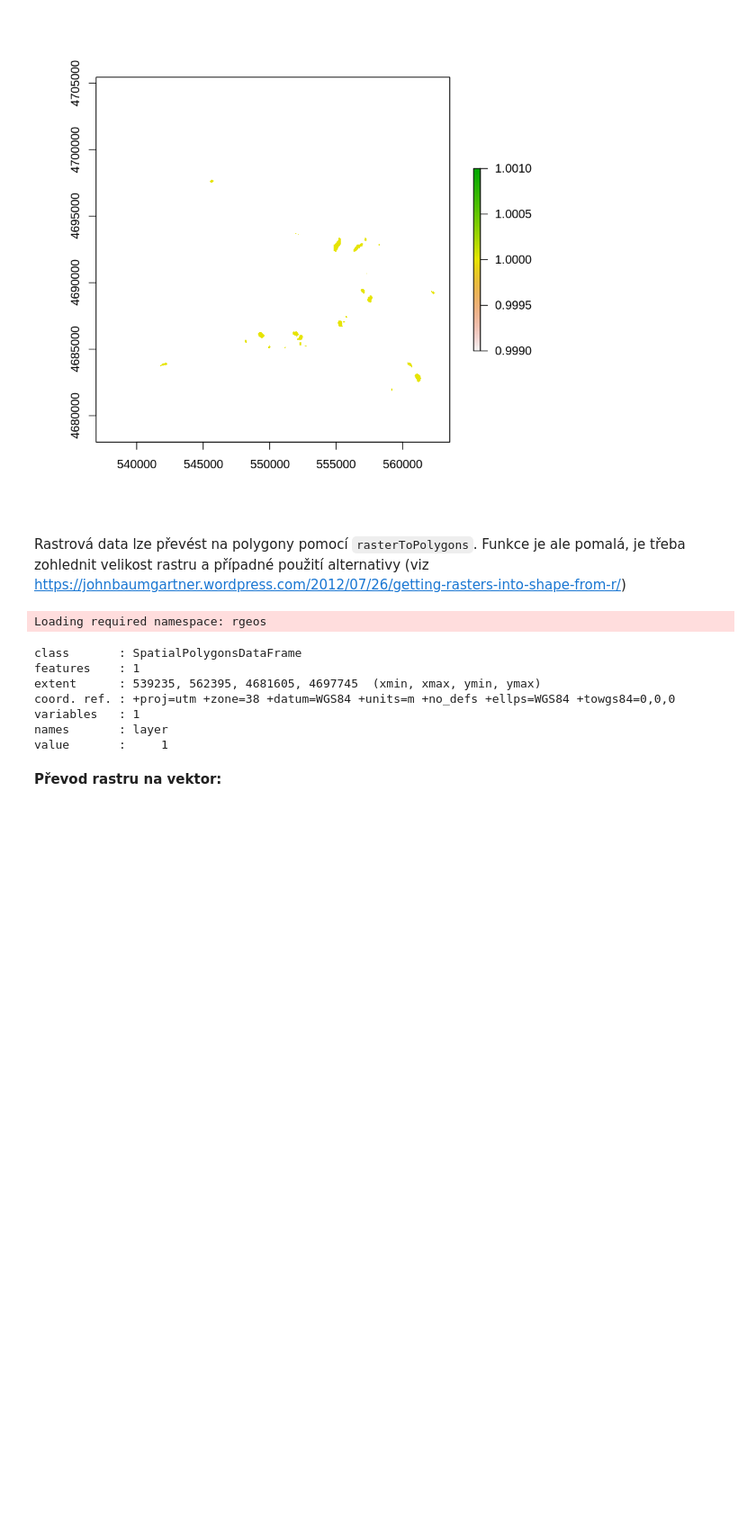
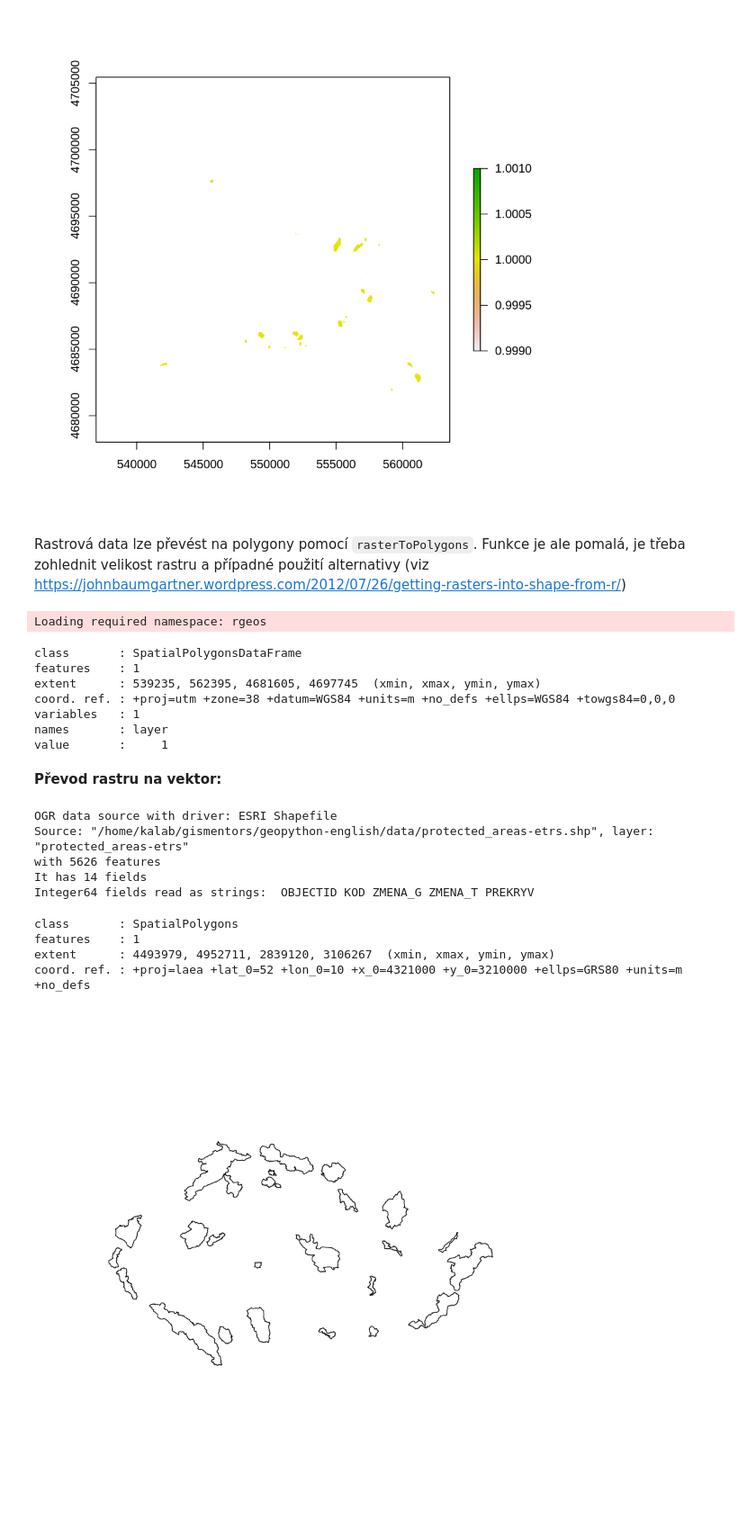
Before and after one commit to GISMentors/geopython-english, a Jupyter notebook: workshop/R/5_vector_x_raster.ipynb, the cells around one changed output. Shown at 90% size. Saved outputs shown, nothing was run; the diff lists cells and outputs as text; code cells hidden in the pictures; blank space fills up the shorter version.

```diff
--- a/workshop/R/5_vector_x_raster.ipynb
+++ b/workshop/R/5_vector_x_raster.ipynb
@@ -41,3 +41,12 @@ library(rgdal)
 writeOGR(poly,"dam.shp",layer = "dam.shp", driver = 'ESRI Shapefile')
 # %% [markdown]
 **Převod rastru na vektor:**
+# %%
+library(rgdal)
+chru<-readOGR("../../data/protected_areas-etrs.shp")
+# %% [output]
+OGR data source with driver: ESRI Shapefile
+Source: "/home/kalab/gismentors/geopython-english/data/protected_areas-etrs.shp", layer: "protected_areas-etrs"
+with 5626 features
+It has 14 fields
+Integer64 fields read as strings:  OBJECTID KOD ZMENA_G ZMENA_T PREKRYV
@@ -43,0 +56,13 @@ writeOGR(poly,"dam.shp",layer = "dam.shp", driver = 'ESRI Shapefile')
+# %%
+chru<-gUnion(chru, chru)
+# %%
+chru
+# %% [output]
+class       : SpatialPolygons
+features    : 1
+extent      : 4493979, 4952711, 2839120, 3106267  (xmin, xmax, ymin, ymax)
+coord. ref. : +proj=laea +lat_0=52 +lon_0=10 +x_0=4321000 +y_0=3210000 +ellps=GRS80 +units=m +no_defs
+# %%
+plot(chru)
+# %% [output]
+[figure, added]
```
Also changed, not shown: parts of 10 cells of this notebook, 5 other files.
